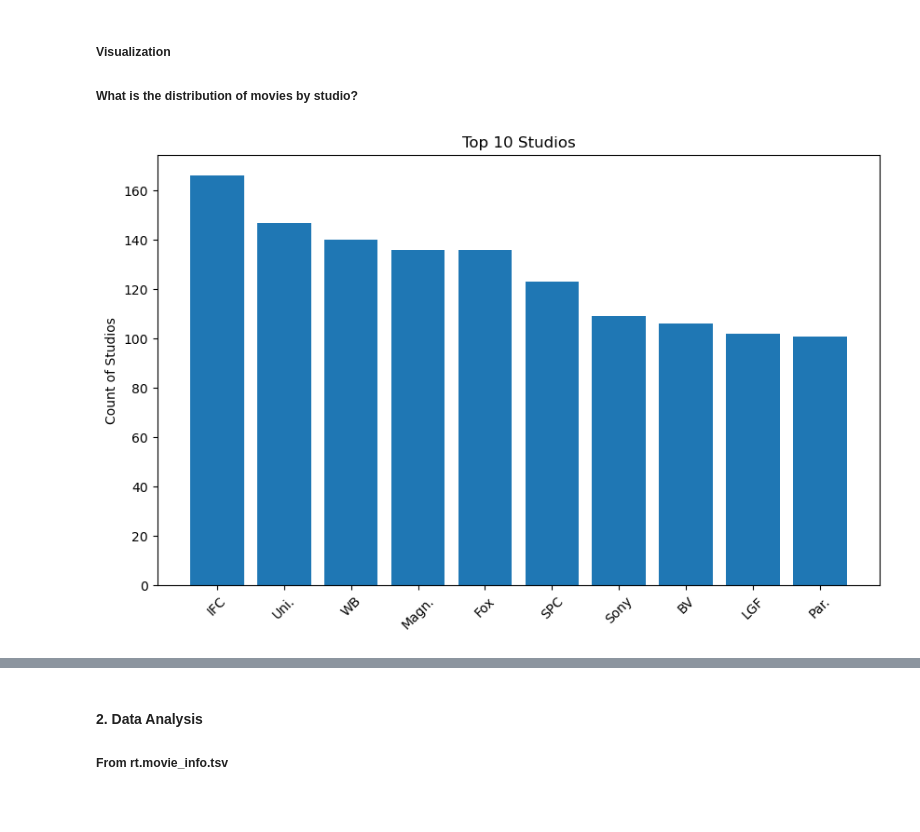
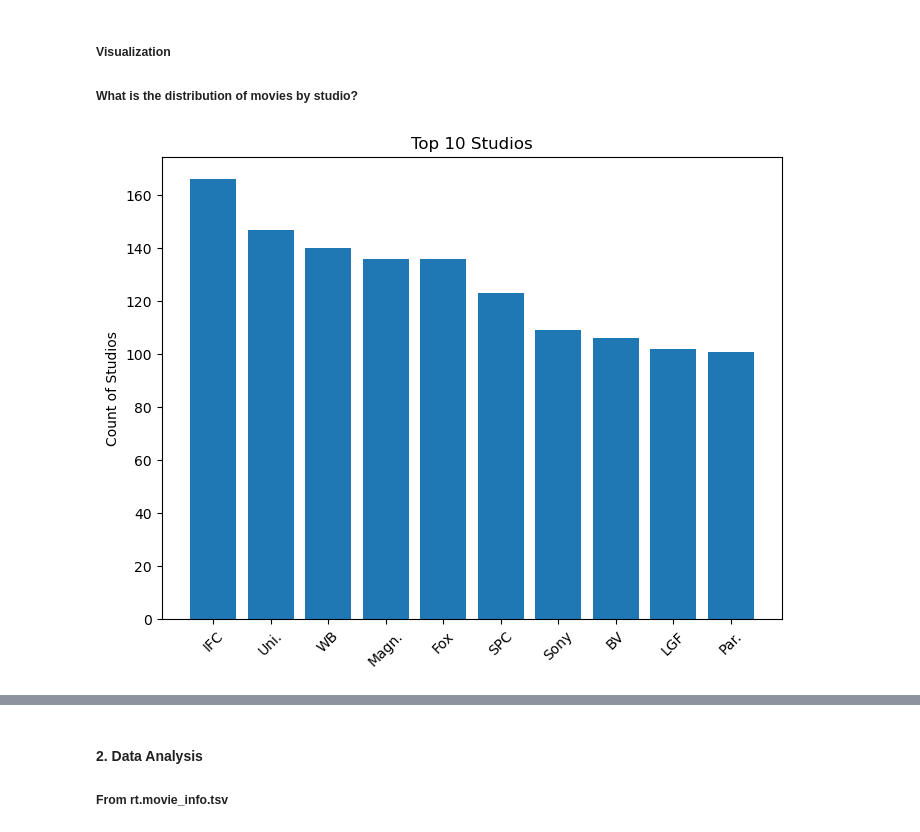
Before and after one commit to jgatharia/DS_Phase_1_Project, a Jupyter notebook: index.ipynb, the cells around one changed output, grey strips where cells are left out. Drawn from its saved outputs; the diff is of its cells as text; code cells hidden in the pictures; blank space fills up the shorter version.

Commit message:
Visualization 2

```diff
--- a/index.ipynb
+++ b/index.ipynb
@@ -130,5 +130,12 @@ year                 0
 dtype: int64
 # %%
 #the % of missing values for the foreign_gross column is too high to consider dropping the row
-#we can consider however to drop the
-cleaned_movie_gross = movie_gross.drop('foreign_gross', axis=1)
+#we can consider to change the data type to float from object then use the fillna method
+# Replace 'None' strings with NaN
+movie_gross['foreign_gross'] = movie_gross['foreign_gross'].replace('None', pd.NA)
+
+# Convert the 'foreign_gross' column to float, handling missing values
+movie_gross['foreign_gross'] = pd.to_numeric(movie_gross['foreign_gross'], errors='coerce')
+
+# Display the result
+print(movie_gross['foreign_gross'])
@@ -148,0 +166,4 @@ memory usage: 131.1+ KB
+# %%
+#change the year dtype from int to object
+cleaned_movie_gross['year'] = cleaned_movie_gross['year'].astype(str)
+cleaned_movie_gross
@@ -167,18 +202,18 @@ Name: count, Length: 255, dtype: int64
 ##### What is the distribution of movies by studio?
 # %%
 # Set up plots
-fig, ax1 = plt.subplots(figsize=(10, 6))
+fig, ax1 = plt.subplots(figsize=(8, 6))
 
 # Create variables for easier reuse
 value_counts = cleaned_movie_gross['studio'].value_counts()
 top_10_counts = value_counts.iloc[:10]
 
 # Plot data
 ax1.bar(top_10_counts.index, top_10_counts.values)
 
 # Customize appearance
 ax1.tick_params(axis="x", labelrotation=45)
 ax1.set_ylabel("Count of Studios")
 ax1.set_title("Top 10 Studios");
 # %% [output]
-[figure, old version]
+[figure, new version]
```
Also changed, not shown: parts of 7 cells of this notebook.
